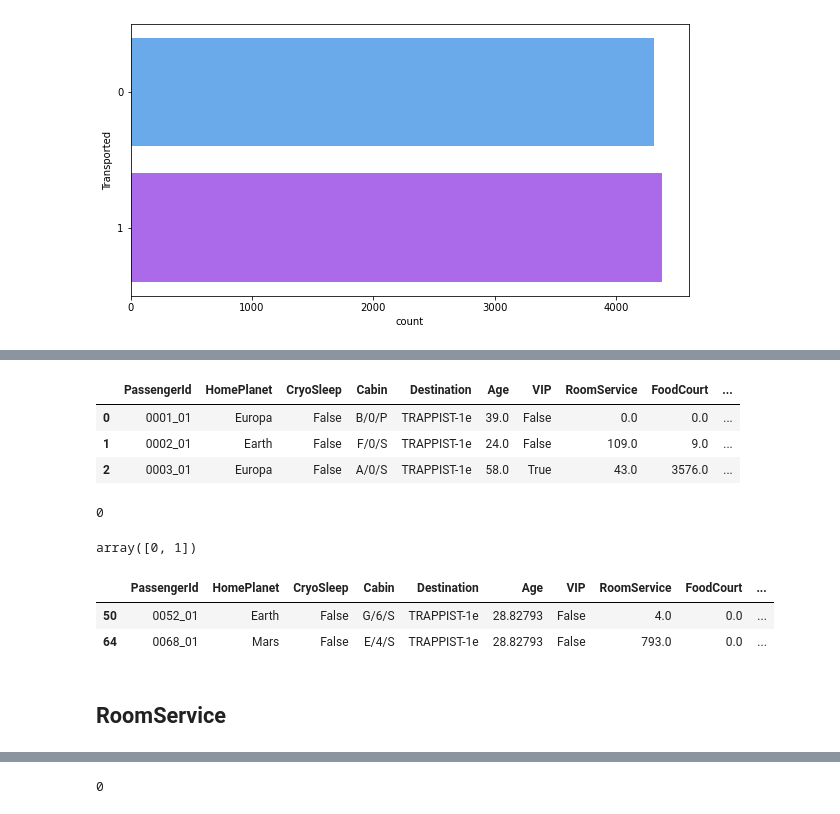
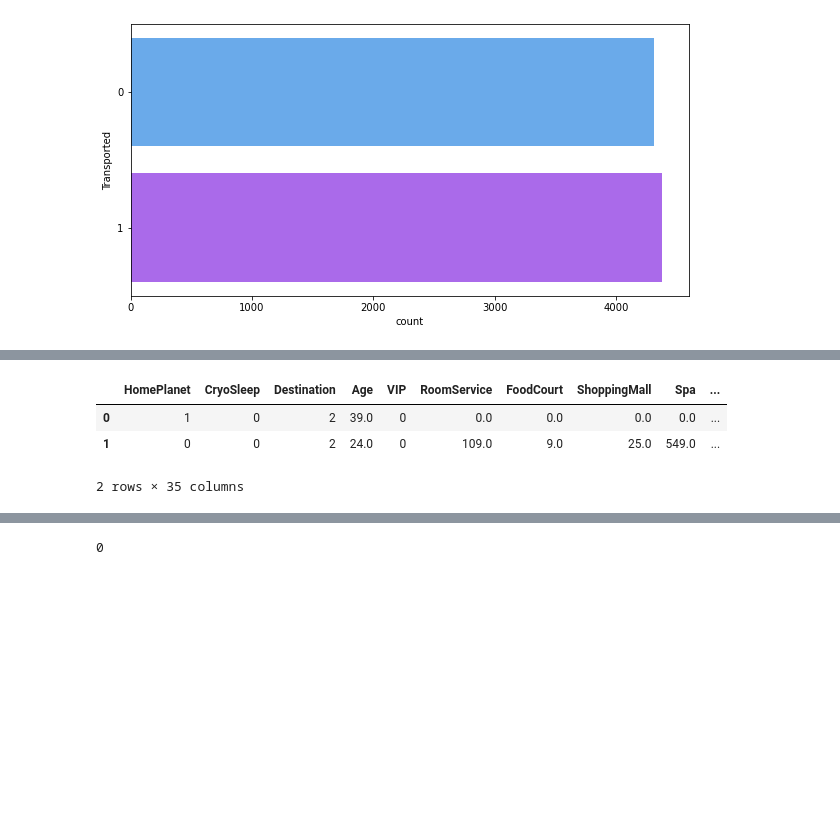
Before and after one commit to Manhow/Kaggle, a Jupyter notebook: Spaceship_Titanic.ipynb, the cells around one changed output, grey strips where cells are left out. Cells and saved outputs as stored; diff of their text form; code cells hidden in the pictures; blank space fills up the shorter version.

```diff
--- a/Spaceship_Titanic.ipynb
+++ b/Spaceship_Titanic.ipynb
@@ -164,6 +164,3 @@ sns.countplot(y=train['Transported'], palette='cool', orient='h')
 plt.show()
 # %% [output]
 [figure]
-# %%
-y = train['Transported']
-train.drop('Transported', axis=1, inplace=True)
@@ -210,23 +295,7 @@ test['Ageismissing'] = test['Ageismissing'].astype(int)
 # %%
-train.head(3)
+train.head(2)
 # %% [output]
-|  | PassengerId | HomePlanet | CryoSleep | Cabin | Destination | Age | VIP | RoomService | FoodCourt | ... |
-| 0 | 0001_01 | Europa | False | B/0/P | TRAPPIST-1e | 39.0 | False | 0.0 | 0.0 | ... |
-| 1 | 0002_01 | Earth | False | F/0/S | TRAPPIST-1e | 24.0 | False | 109.0 | 9.0 | ... |
-| 2 | 0003_01 | Europa | False | A/0/S | TRAPPIST-1e | 58.0 | True | 43.0 | 3576.0 | ... |
+|  | HomePlanet | CryoSleep | Destination | Age | VIP | RoomService | FoodCourt | ShoppingMall | Spa | ... |
+| 0 | 1 | 0 | 2 | 39.0 | 0 | 0.0 | 0.0 | 0.0 | 0.0 | ... |
+| 1 | 0 | 0 | 2 | 24.0 | 0 | 109.0 | 9.0 | 25.0 | 549.0 | ... |
+2 rows × 35 columns
-# %%
-train.Age.isna().sum()
-# %% [output]
-0
-# %%
-train["Ageismissing"].unique()
-# %% [output]
-array([0, 1])
-# %%
-train.loc[train["Ageismissing"]==1].head(2)
-# %% [output]
-|  | PassengerId | HomePlanet | CryoSleep | Cabin | Destination | Age | VIP | RoomService | FoodCourt | ... |
-| 50 | 0052_01 | Earth | False | G/6/S | TRAPPIST-1e | 28.82793 | False | 4.0 | 0.0 | ... |
-| 64 | 0068_01 | Mars | False | E/4/S | TRAPPIST-1e | 28.82793 | False | 793.0 | 0.0 | ... |
-# %% [markdown]
-## RoomService
```
Also changed, not shown: parts of 136 cells of this notebook.
